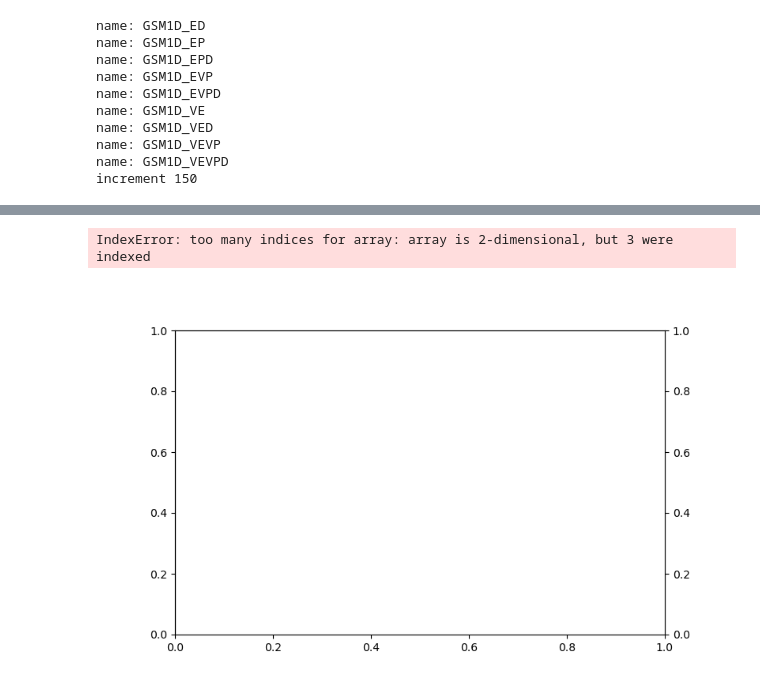
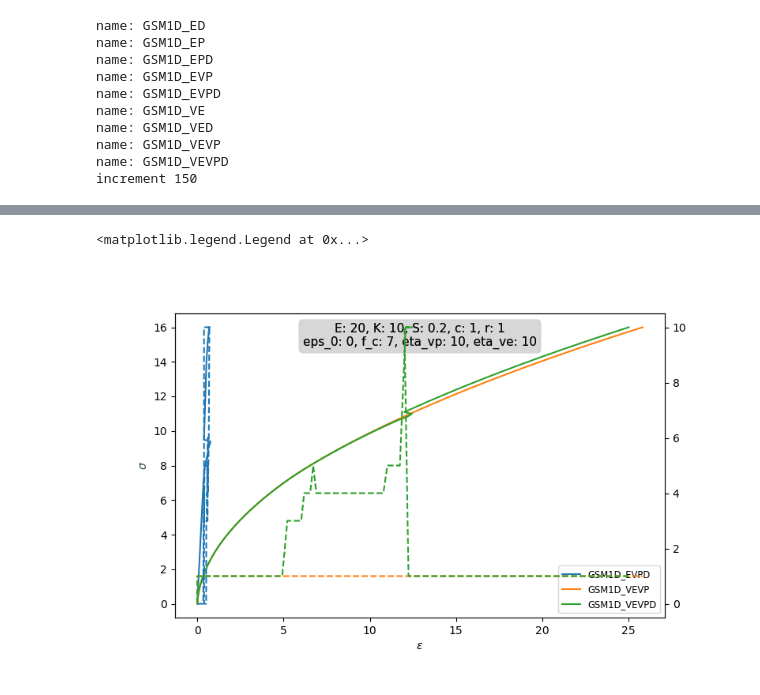
Before and after one commit to bmcs-group/bmcs_matmod, a Jupyter notebook: bmcs_matmod/gsm_lagrange/present_gsm_monotonic_asc.ipynb, the cells around one changed output, grey strips where cells are left out. Cells and saved outputs as stored; diff of their text form; code cells hidden in the pictures.

```diff
--- a/bmcs_matmod/gsm_lagrange/present_gsm_monotonic_asc.ipynb
+++ b/bmcs_matmod/gsm_lagrange/present_gsm_monotonic_asc.ipynb
@@ -9,20 +10,2 @@ from bmcs_matmod.gsm_lagrange.gsm_model import GSMModel
 import numpy as np
 import matplotlib.pyplot as plt
-# %%
-gsm_defs = []
-
-# Collect all relevant modules and their classes
-for file_name in os.listdir('.'):
-    if file_name.endswith('.py') and file_name not in ['gsm_def.py', '__init__.py']:
-        module_path = f"bmcs_matmod.gsm_lagrange.{file_name[:-3]}"
-        module = importlib.import_module(module_path)
-        for name, obj in inspect.getmembers(module, inspect.isclass):
-            if issubclass(obj, GSMDef) and obj is not GSMDef:
-                gsm_defs.append((name, obj))
-
-# Sort the gsm_defs by class names
-gsm_defs.sort(key=lambda x: x[0])
-
-gsm_defs_dict = {name: obj for name, obj in gsm_defs}
-gsm_models = {name: GSMModel(obj) for name, obj in gsm_defs}
-gsm_defs_dict
@@ -38,0 +12,15 @@ gsm_defs_dict
+# %%
+# Import the GSM definition registry
+from bmcs_matmod.gsm_lagrange.gsm_def_registry import get_gsm_defs
+
+gsm_models = get_gsm_defs()
+
+# Display available GSM definitions
+print("Available GSM Definitions:")
+print("=" * 50)
+for i, (key, gsm_def_class) in enumerate(gsm_models.items(), 1):
+    if key.startswith('GSM1D_'):  # Show only full class names
+        print(f"{i:2d}. {key} -> {gsm_def_class}")
+
+print(f"\nTotal access keys: {len(gsm_models)}")
+print(f"Unique definitions: {len(set(gsm_models.values()))}")
@@ -123,23 +104,23 @@ Processing variable: Matrix([[z]]), codename = z_a, shape = (1, 1), n_flat = 1
 # %%
 fig, ax_sig = plt.subplots(1, 1, figsize=(8, 5))
 
 ax_iter = ax_sig.twinx()
 
 for name, rd in response.items():
     eps_t = rd.eps_t[:, 0]
     iter_t = rd.iter_t[:, 0]
-    sig_t = rd.sig_t[:, 0, 0]
+    sig_t = rd.sig_t[:, 0]
     ax_sig.plot(eps_t, sig_t, label=rf'{name}')
     ax_iter.plot(eps_t, iter_t, label=rf'{name}', ls='dashed')
     # Add a box with the material parameters
     param_text = ', '.join([f'{key}: {value}' for key, value in mparams.items()])
     param_text = '\n'.join([', '.join(param_text.split(', ')[i:i+5]) for i in range(0, len(param_text.split(', ')), 5)])
     props = dict(boxstyle='round', facecolor='lightgray', edgecolor='lightgray', alpha=0.5)
     ax_sig.text(0.5, 0.97, param_text, transform=ax_sig.transAxes, fontsize=11,
                 verticalalignment='top', horizontalalignment='center', bbox=props)
 ax_sig.set_ylabel(r'$\sigma$', color='darkslategray')
 ax_sig.set_xlabel(r'$\varepsilon$')
 ax_sig.legend(fontsize='small')
 # %% [output]
-IndexError: too many indices for array: array is 2-dimensional, but 3 were indexed
+<matplotlib.legend.Legend at 0x...>
-[figure, old version]
+[figure, new version]
```
Also changed, not shown: parts of 5 cells of this notebook, 56 other files.
